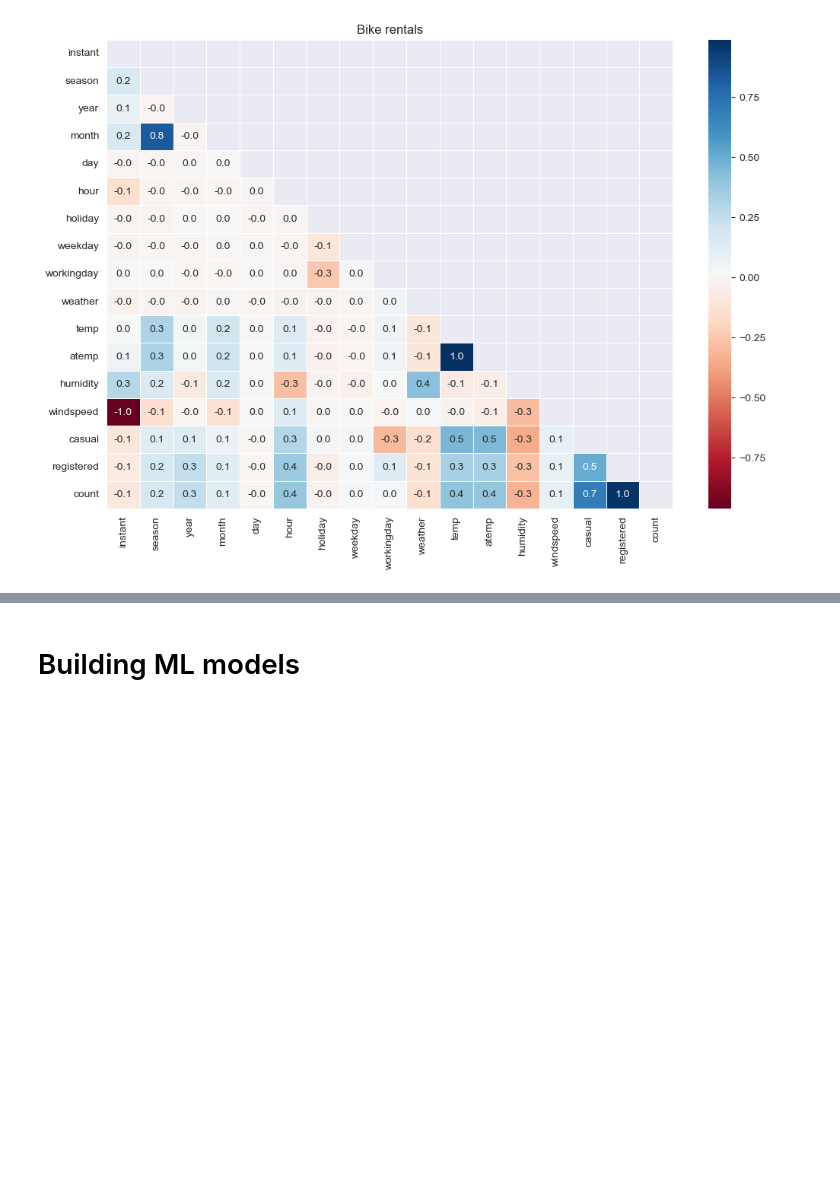
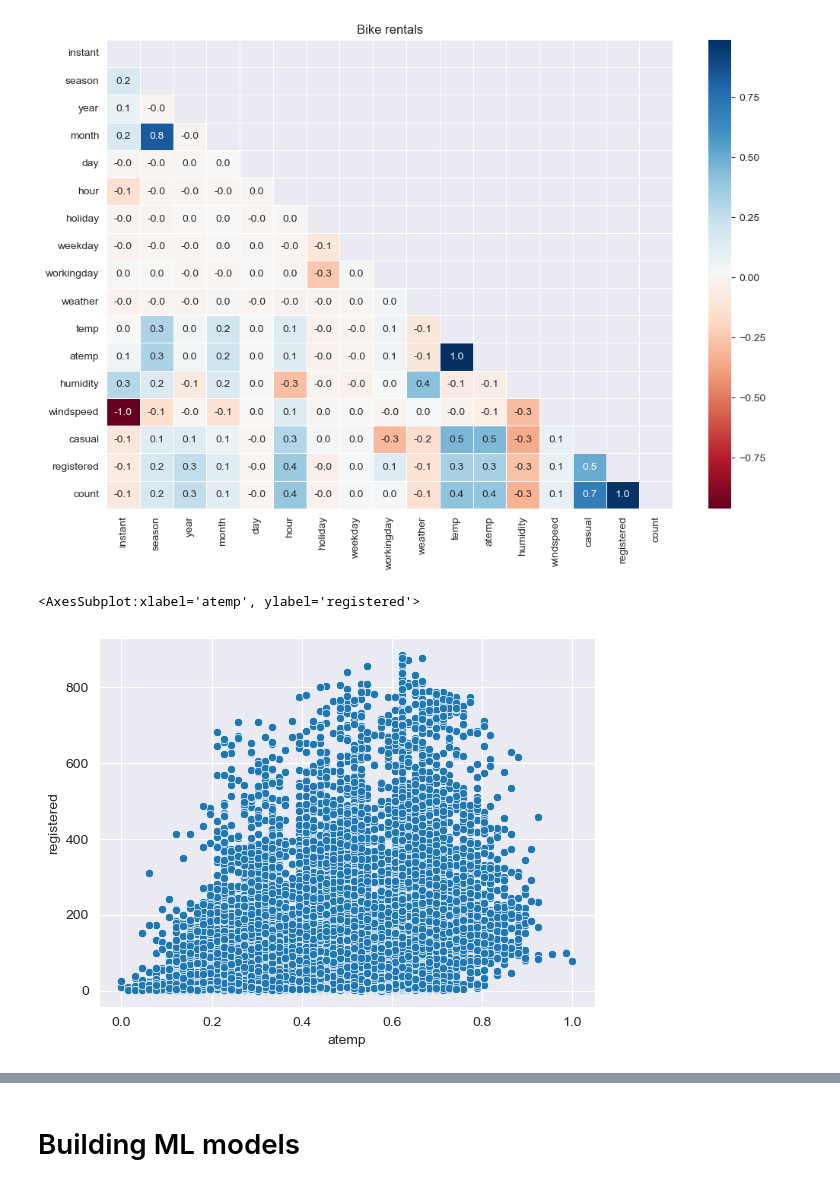
Before and after one commit to RHout19/Project-1, a Jupyter notebook: Model 1/Project 3/Project_3_ML.ipynb, the cells around one changed output, grey strips where cells are left out. Cells and saved outputs as stored; diff of their text form; code cells hidden in the pictures; blank space fills up the shorter version.

```diff
--- a/Model 1/Project 3/Project_3_ML.ipynb
+++ b/Model 1/Project 3/Project_3_ML.ipynb
@@ -139,3 +139,8 @@ plt.title('Bike rentals')
 plt.show()
 # %% [output]
 [figure]
+# %%
+sns.scatterplot(data=df, x= 'atemp', y= 'registered')
+# %% [output]
+<AxesSubplot:xlabel='atemp', ylabel='registered'>
+[figure, added]
```
Also changed, not shown: parts of 29 cells of this notebook.
